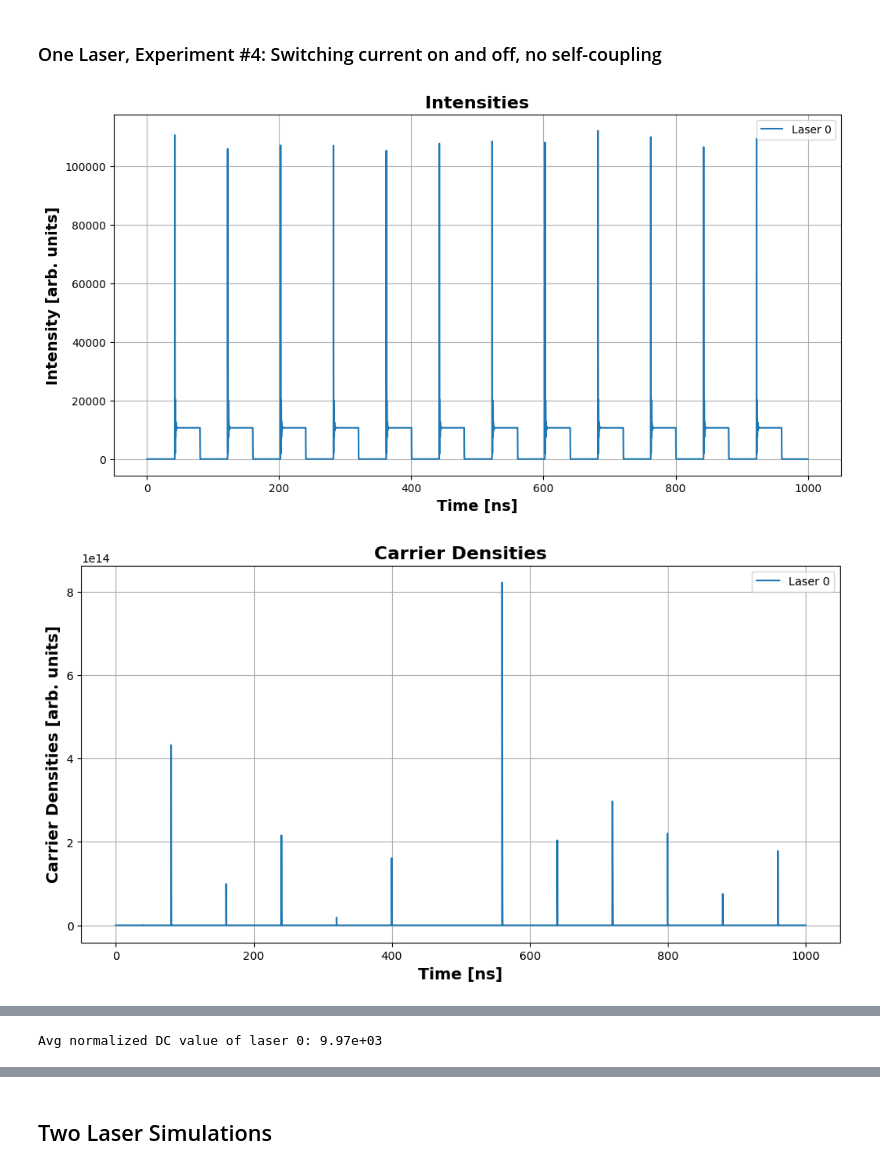
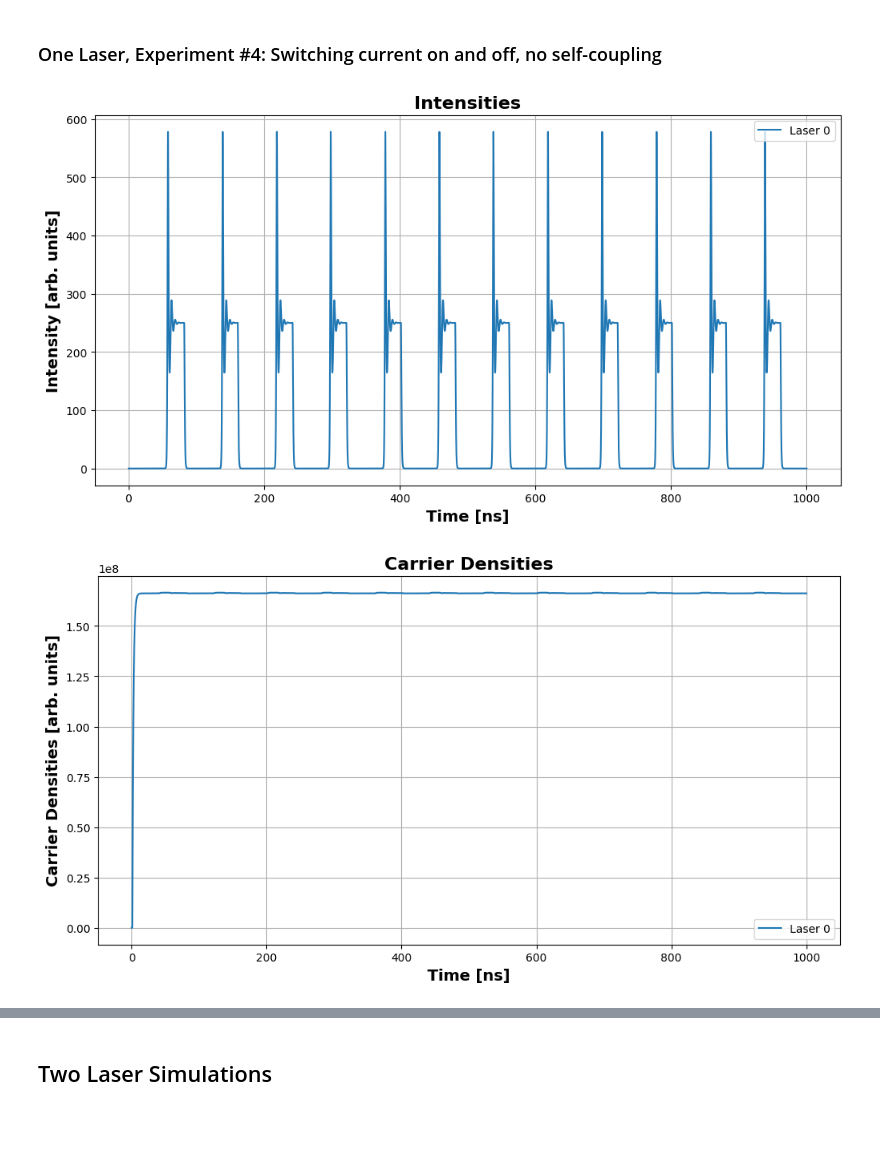
Before and after one commit to godwinduan/lasersim, a Jupyter notebook: MC_SLs_new.ipynb, the cells around one changed output, grey strips where cells are left out. Drawn from its saved outputs; the diff is of its cells as text; code cells hidden in the pictures; blank space fills up the shorter version.

Commit message:
Finalized time-dependent injection current

```diff
--- a/MC_SLs_new.ipynb
+++ b/MC_SLs_new.ipynb
@@ -152,7 +155,11 @@ def simulate_system(num_lasers, omegas, kappas, taus, I_injections, I_times, sim
                 params.append(I_injections[i][current_I_time_idx])
             dde.set_parameters(*params)
             #dde.step_on_discontinuities()
-            dde.adjust_diff()
+
+            # This is used to fix discontinuities after changing injection current. Increasing shift_ratio reduces spikes.
+            # 0.1 works acceptably well (carrier density spikes (errors) are around 1%)
+            # 1 gets rid of spikes almost completely
+            dde.adjust_diff(shift_ratio=1) # default is shift_ratio=0.0001
 
             current_I_time_idx += 1
 
@@ -367,14 +515,16 @@ taus = [[0 for i in range(num_lasers)] for j in range(num_lasers)] # Delay time
 I_injections = [] # Now a 2d list
 I_injections.append([I_th])
 
-# Injection times in s (at least one time at t = 0 is required)
-I_times = [0]
+# Injection times in s (at least one initial time is required)
+# For some reason, initial time = 0 doesn't work so we set it to 1ns
+I_times = [1e-9]
 
 # Initial conditions for 1 laser case
 E_R_0s = [1e-6]
 E_I_0s = [0]
 N_init = N_0 + (I_th / e_charge - gamma_e * N_0) / gamma_e
 N_0s = [N_init]
+#N_0s = [0]
 
 ics = []
 for i in range(num_lasers):
@@ -477,7 +629,7 @@ plt.show()
 ### One Laser, Experiment #4: Switching current on and off, no self-coupling
 # %%
 # switch every 40ns
-I_times = np.arange(0, sim_time, 40e-9)
+I_times = np.arange(1e-9, sim_time, 40e-9)
 
 # switch between completely off and 2 * I_th
 #I_injections = []
@@ -489,26 +641,25 @@ I_times = np.arange(0, sim_time, 40e-9)
 #        I_injection_0.append(0)
 #I_injections.append(I_injection_0)
 
-# switch between 0.95 * I_th and 1.05 * I_th
+# switch between 0.999 * I_th and 1.001 * I_th
 I_injections = []
 I_injection_0 = []
 for i in range(len(I_times)):
     if i % 2 == 0:
-        I_injection_0.append(0.95 * I_th)
+        I_injection_0.append(0.999 * I_th)
     else:
-        I_injection_0.append(1.05 * I_th)
+        I_injection_0.append(1.001 * I_th)
 I_injections.append(I_injection_0)
 # %%
 times, I_ts, N_ts = simulate_system(num_lasers, omegas, kappas, taus, I_injections, I_times, sim_time, dt, ics)
 # %%
-plot_intensities(times, I_ts, filename="1laser_0p01kappa_10ns_threshold_intensity.png")
-plot_carrier_densities(times, N_ts, filename="1laser_0p01kappa_10ns_threshold_carrierdensity.png")
+plot_intensities(times, I_ts, filename="1laser_switched_fast_0kappa_0ns_threshold_intensity.png")
+plot_carrier_densities(times, N_ts, filename="1laser_switched_fast_0kappa_0ns_threshold_carrierdensity.png")
 
 filtered_I_ts = apply_lowpass_filter(I_ts, 1 / dt)
 freqs, spectrums = take_fft(times, I_ts, dt)
 
-plot_intensities(times, filtered_I_ts, filename="1laser_0p01kappa_10ns_threshold_intensity_filtered.png")
-plot_fft_spectrum(freqs, spectrums, begin_freq=0, end_freq=1000, filename="1laser_0p01kappa_10ns_threshold_intensity_fft.png")
+plot_intensities(times, filtered_I_ts, filename="1laser_switched_fast_0kappa_0ns_threshold_intensity_filtered.png")
 # %% [output]
-[figure, old version]
+[figure, new version]
-[figure, old version]
+[figure, new version]
@@ -517 +666,0 @@ plot_fft_spectrum(freqs, spectrums, begin_freq=0, end_freq=1000, filename="1lase
-Avg normalized DC value of laser 0: 9.97e+03
```
Also changed, not shown: parts of 12 cells of this notebook, 16 other files.
